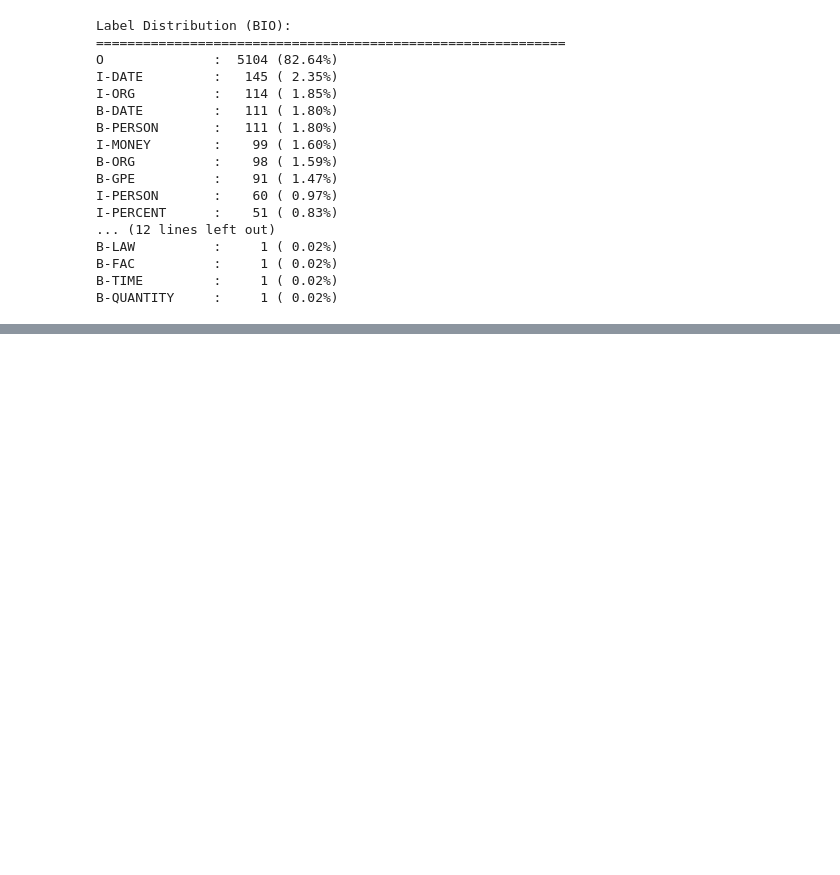
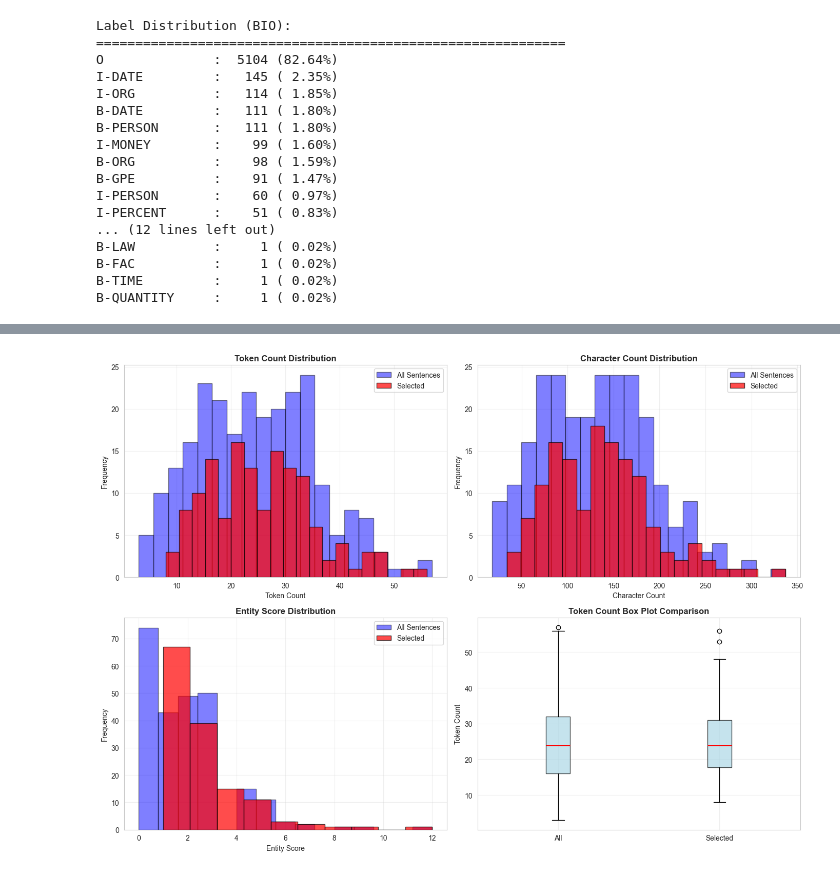
Before and after one commit to yilmazzey/nlp-ner, a Jupyter notebook: data/ontonotes5_analysis.ipynb, the cells around one changed output, grey strips where cells are left out. Cells and saved outputs as stored; diff of their text form; code cells hidden in the pictures; blank space fills up the shorter version.

```diff
--- a/data/ontonotes5_analysis.ipynb
+++ b/data/ontonotes5_analysis.ipynb
@@ -314,0 +627,48 @@ B-QUANTITY     :     1 ( 0.02%)
+# %%
+# Visualize selection vs original distribution
+fig, axes = plt.subplots(2, 2, figsize=(14, 10))
+
+# Token count comparison
+ax1 = axes[0, 0]
+ax1.hist(df_data['token_count'], bins=20, alpha=0.5, label='All Sentences', color='blue', edgecolor='black')
+ax1.hist(selected_df['token_count'], bins=20, alpha=0.7, label='Selected', color='red', edgecolor='black')
+ax1.set_title('Token Count Distribution', fontsize=12, fontweight='bold')
+ax1.set_xlabel('Token Count')
+ax1.set_ylabel('Frequency')
+ax1.legend()
+ax1.grid(True, alpha=0.3)
+
+# Character count comparison
+ax2 = axes[0, 1]
+ax2.hist(df_data['char_count'], bins=20, alpha=0.5, label='All Sentences', color='blue', edgecolor='black')
+ax2.hist(selected_df['char_count'], bins=20, alpha=0.7, label='Selected', color='red', edgecolor='black')
+ax2.set_title('Character Count Distribution', fontsize=12, fontweight='bold')
+ax2.set_xlabel('Character Count')
+ax2.set_ylabel('Frequency')
+ax2.legend()
+ax2.grid(True, alpha=0.3)
+
+# Entity score comparison
+ax3 = axes[1, 0]
+ax3.hist(df_data['entity_score'], bins=15, alpha=0.5, label='All Sentences', color='blue', edgecolor='black')
+ax3.hist(selected_df['entity_score'], bins=10, alpha=0.7, label='Selected', color='red', edgecolor='black')
+ax3.set_title('Entity Score Distribution', fontsize=12, fontweight='bold')
+ax3.set_xlabel('Entity Score')
+ax3.set_ylabel('Frequency')
+ax3.legend()
+ax3.grid(True, alpha=0.3)
+
+# Box plot comparison
+ax4 = axes[1, 1]
+box_data = [df_data['token_count'], selected_df['token_count']]
+ax4.boxplot(box_data, labels=['All', 'Selected'], patch_artist=True,
+            boxprops=dict(facecolor='lightblue', alpha=0.7),
+            medianprops=dict(color='red', linewidth=2))
+ax4.set_title('Token Count Box Plot Comparison', fontsize=12, fontweight='bold')
+ax4.set_ylabel('Token Count')
+ax4.grid(True, alpha=0.3)
+
+plt.tight_layout()
+plt.show()
+# %% [output]
+[figure, added]
```
Also changed, not shown: parts of 8 cells of this notebook, 4 other files.
